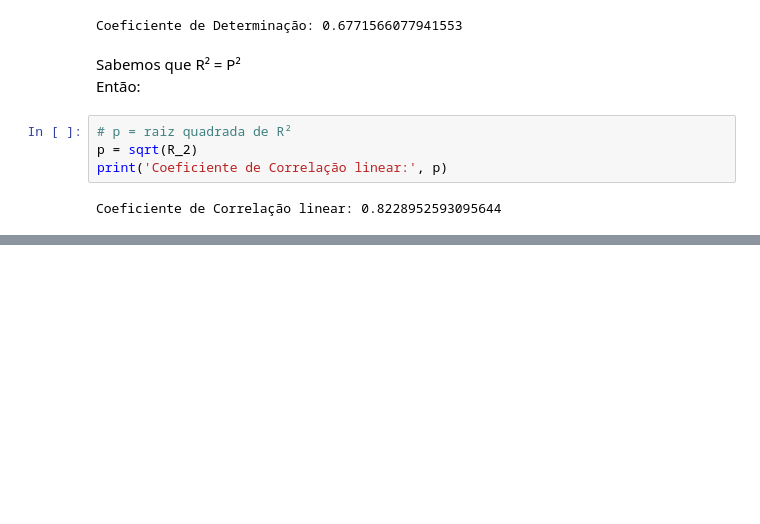
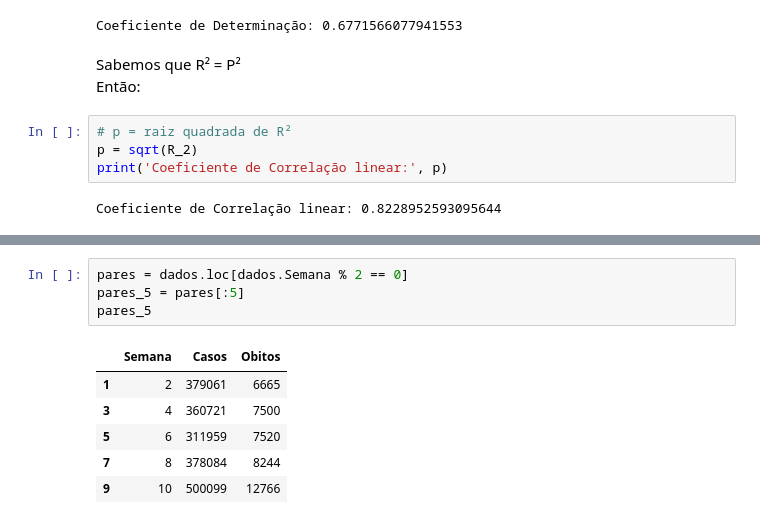
Before and after one commit to Beloin/N2-e-Presen-a-em-aula-24_Probest, a Jupyter notebook: analise_covid.ipynb, the cells around one changed output, grey strips where cells are left out. Cells and saved outputs as stored; diff of their text form; blank space fills up the shorter version.

```diff
--- a/analise_covid.ipynb
+++ b/analise_covid.ipynb
@@ -172,0 +177,11 @@ Coeficiente de Correlação linear: 0.8228952593095644
+# %%
+pares = dados.loc[dados.Semana % 2 == 0]
+pares_5 = pares[:5]
+pares_5
+# %% [output]
+|  | Semana | Casos | Obitos |
+| 1 | 2 | 379061 | 6665 |
+| 3 | 4 | 360721 | 7500 |
+| 5 | 6 | 311959 | 7520 |
+| 7 | 8 | 378084 | 8244 |
+| 9 | 10 | 500099 | 12766 |
```
Also changed, not shown: parts of 13 cells of this notebook, 1 other file.
